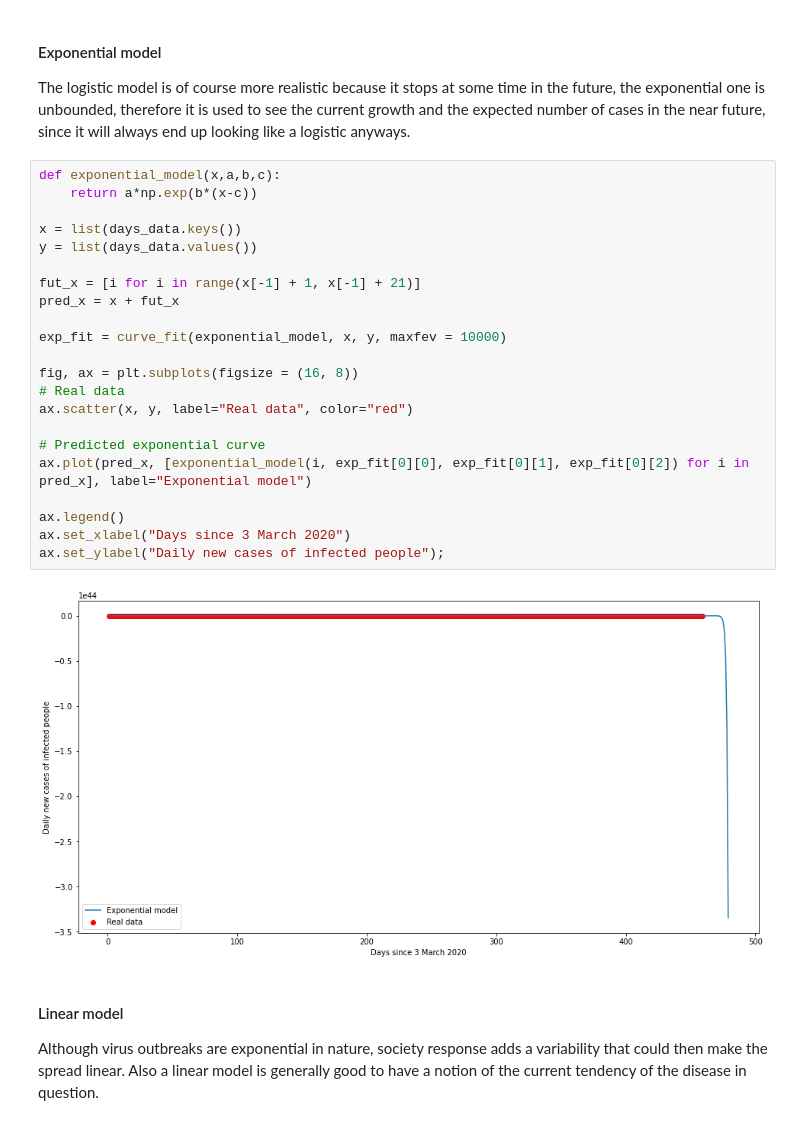
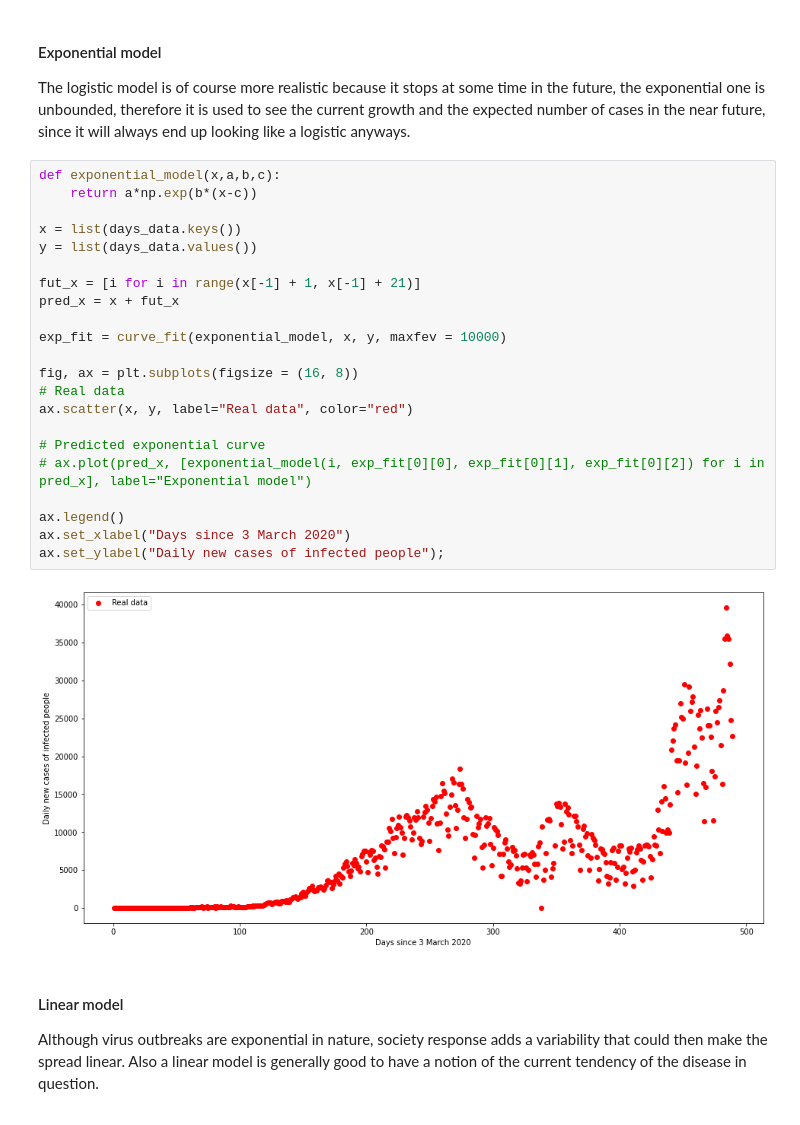
Before and after one commit to fiskker/argentina-covid-19, a Jupyter notebook: Argentina COVID-19 Stats.ipynb, the cells around one changed output. Saved outputs shown, nothing was run; the diff lists cells and outputs as text.

```diff
--- a/Argentina COVID-19 Stats.ipynb
+++ b/Argentina COVID-19 Stats.ipynb
@@ -567,27 +568,27 @@ The logistic model is of course more realistic because it stops at some time in
 # %%
 def exponential_model(x,a,b,c):
     return a*np.exp(b*(x-c))
 
 x = list(days_data.keys())
 y = list(days_data.values())
 
 fut_x = [i for i in range(x[-1] + 1, x[-1] + 21)]
 pred_x = x + fut_x
 
 exp_fit = curve_fit(exponential_model, x, y, maxfev = 10000)
 
 fig, ax = plt.subplots(figsize = (16, 8))
 # Real data
 ax.scatter(x, y, label="Real data", color="red")
 
 # Predicted exponential curve
-ax.plot(pred_x, [exponential_model(i, exp_fit[0][0], exp_fit[0][1], exp_fit[0][2]) for i in pred_x], label="Exponential model")
+# ax.plot(pred_x, [exponential_model(i, exp_fit[0][0], exp_fit[0][1], exp_fit[0][2]) for i in pred_x], label="Exponential model")
 
 ax.legend()
 ax.set_xlabel("Days since 3 March 2020")
 ax.set_ylabel("Daily new cases of infected people");
 # %% [output]
-[figure, old version]
+[figure, new version]
 # %% [markdown]
 #### Linear model
 
```
Also changed, not shown: parts of 11 cells of this notebook, 4 other files.
